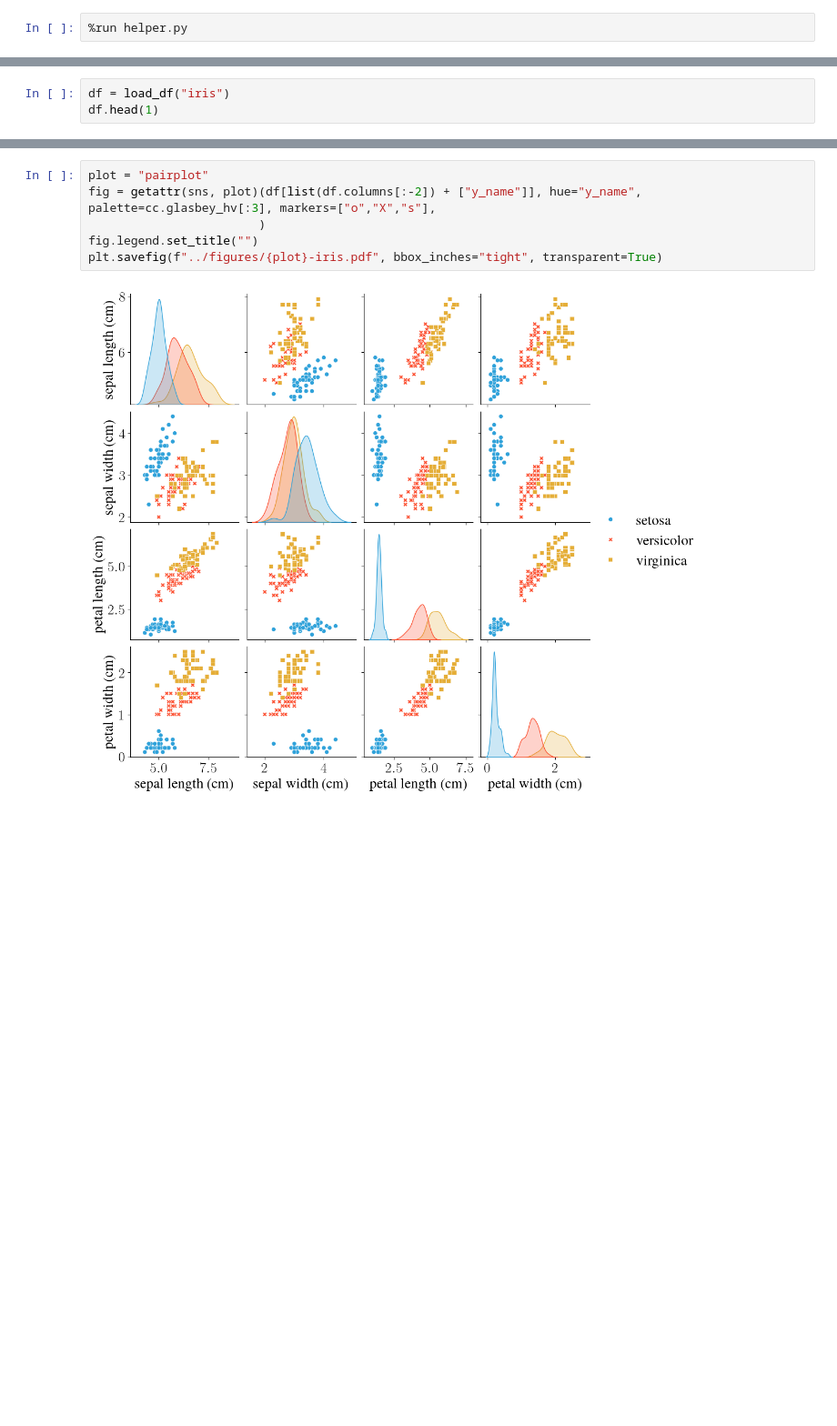
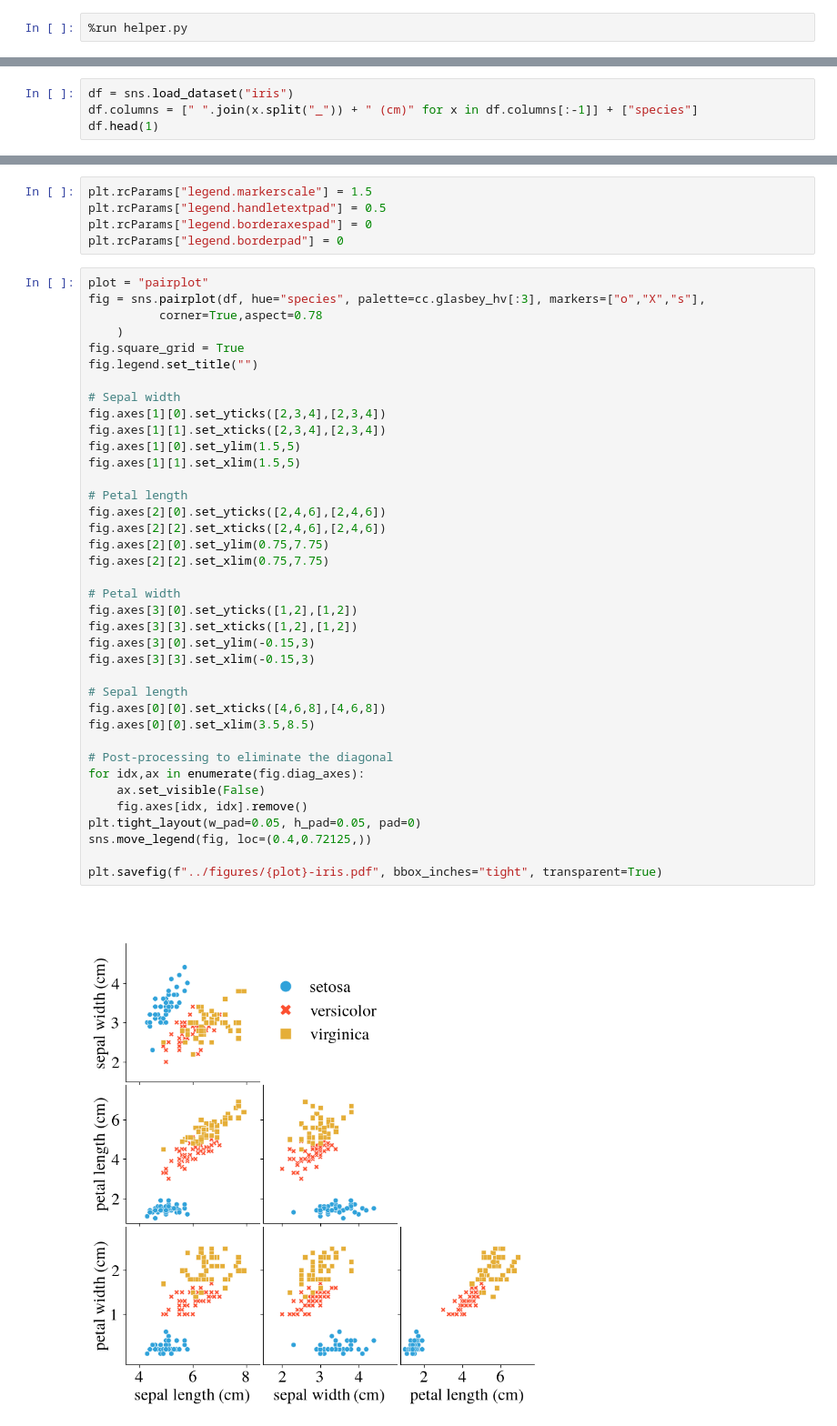
Before and after one commit to telos-lab/infoviz, a Jupyter notebook: notebooks/small-multiples.ipynb, the cells around one changed output, grey strips where cells are left out. Shown at 91% size. Saved outputs shown, nothing was run; the diff lists cells and outputs as text; blank space fills up the shorter version.

Commit message:
no diagonal in small multiples

```diff
--- a/notebooks/small-multiples.ipynb
+++ b/notebooks/small-multiples.ipynb
@@ -7,4 +5,5 @@ from infoviz.utils import load_df
 # %%
-df = load_df("iris")
+df = sns.load_dataset("iris")
+df.columns = [" ".join(x.split("_")) + " (cm)" for x in df.columns[:-1]] + ["species"]
 df.head(1)
 # %% [output]
@@ -13,8 +12,45 @@ df.head(1)
+# %%
+plt.rcParams["legend.markerscale"] = 1.5
+plt.rcParams["legend.handletextpad"] = 0.5
+plt.rcParams["legend.borderaxespad"] = 0
+plt.rcParams["legend.borderpad"] = 0
 # %%
 plot = "pairplot"
-fig = getattr(sns, plot)(df[list(df.columns[:-2]) + ["y_name"]], hue="y_name", palette=cc.glasbey_hv[:3], markers=["o","X","s"],
-                        )
+fig = sns.pairplot(df, hue="species", palette=cc.glasbey_hv[:3], markers=["o","X","s"],
+          corner=True,aspect=0.78
+    )
+fig.square_grid = True
 fig.legend.set_title("")
+
+# Sepal width
+fig.axes[1][0].set_yticks([2,3,4],[2,3,4])
+fig.axes[1][1].set_xticks([2,3,4],[2,3,4])
+fig.axes[1][0].set_ylim(1.5,5)
+fig.axes[1][1].set_xlim(1.5,5)
+
+# Petal length
+fig.axes[2][0].set_yticks([2,4,6],[2,4,6])
+fig.axes[2][2].set_xticks([2,4,6],[2,4,6])
+fig.axes[2][0].set_ylim(0.75,7.75)
+fig.axes[2][2].set_xlim(0.75,7.75)
+
+# Petal width
+fig.axes[3][0].set_yticks([1,2],[1,2])
+fig.axes[3][3].set_xticks([1,2],[1,2])
+fig.axes[3][0].set_ylim(-0.15,3)
+fig.axes[3][3].set_xlim(-0.15,3)
+
+# Sepal length
+fig.axes[0][0].set_xticks([4,6,8],[4,6,8])
+fig.axes[0][0].set_xlim(3.5,8.5)
+
+# Post-processing to eliminate the diagonal
+for idx,ax in enumerate(fig.diag_axes):
+    ax.set_visible(False)
+    fig.axes[idx, idx].remove()
+plt.tight_layout(w_pad=0.05, h_pad=0.05, pad=0)
+sns.move_legend(fig, loc=(0.4,0.72125,))
+
 plt.savefig(f"../figures/{plot}-iris.pdf", bbox_inches="tight", transparent=True)
 # %% [output]
-[figure, old version]
+[figure, new version]
```
Also changed, not shown: parts of 2 cells of this notebook, 1 other file.
